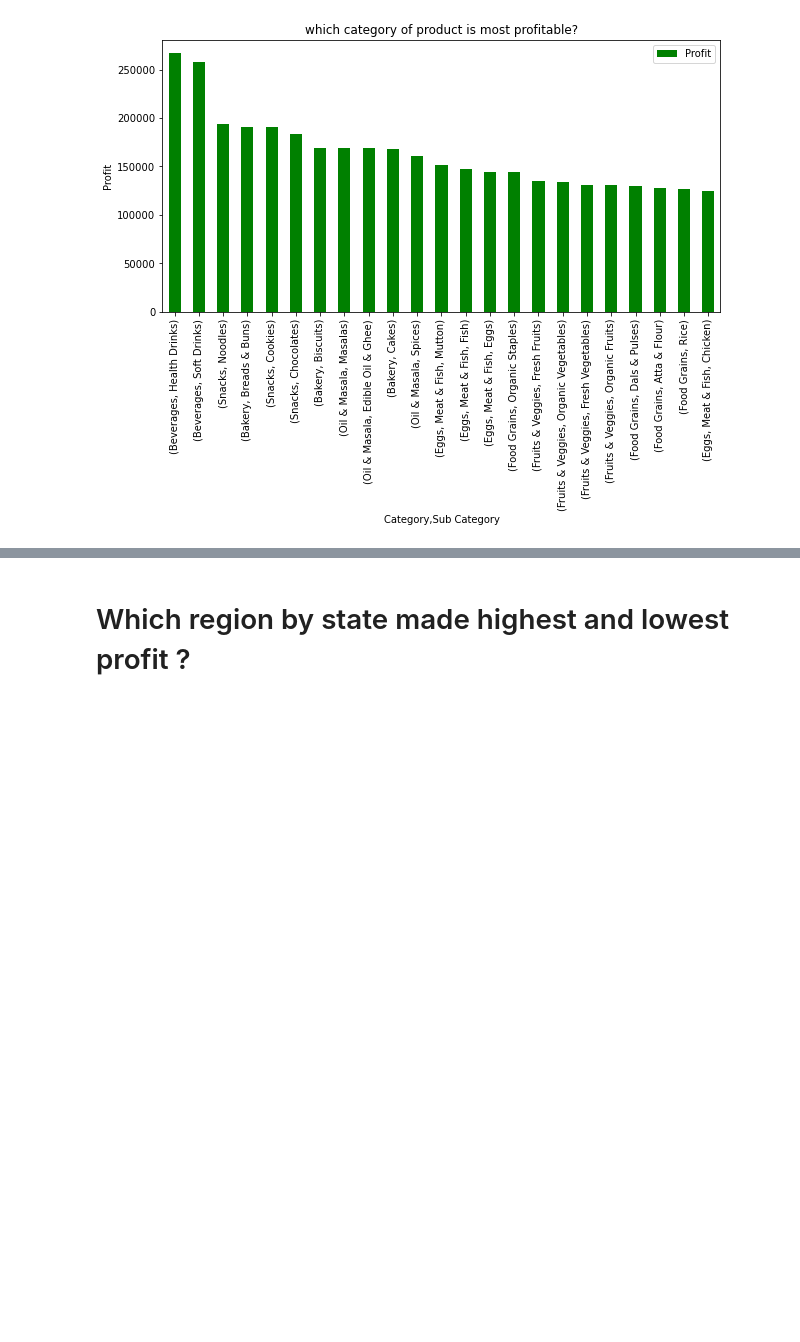
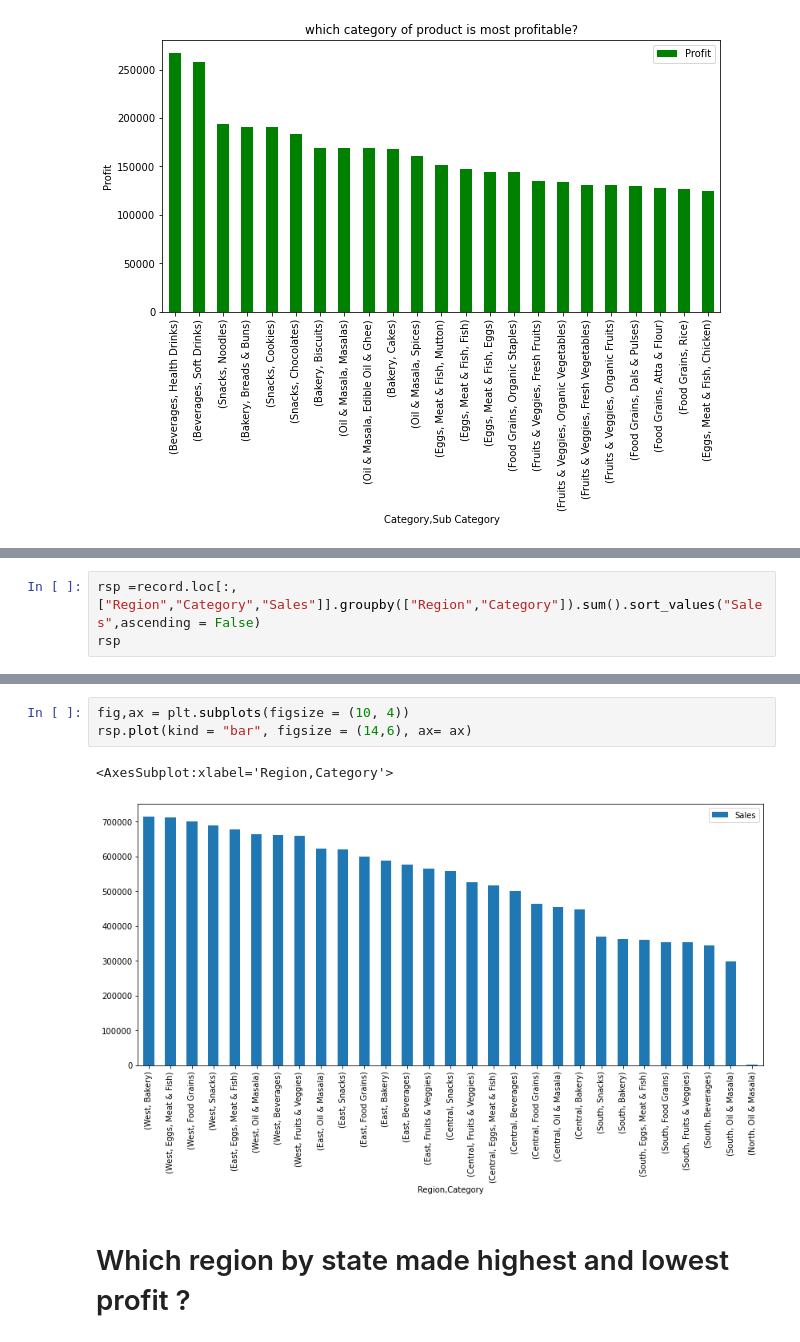
Before and after one commit to godwinnwalozie/Cricket--Every-International-Innings--1981-2022-, a Jupyter notebook: supermarket.ipynb, the cells around one changed output, grey strips where cells are left out. Drawn from its saved outputs; the diff is of its cells as text; blank space fills up the shorter version.

```diff
--- a/supermarket.ipynb
+++ b/supermarket.ipynb
@@ -78,0 +81,3 @@ profitable_prod.plot( ax = ax, kind = 'bar', color = 'green', ylabel =\
+# %%
+rsp =record.loc[:,["Region","Category","Sales"]].groupby(["Region","Category"]).sum().sort_values("Sales",ascending = False)
+rsp
@@ -79,3 +103,9 @@ profitable_prod.plot( ax = ax, kind = 'bar', color = 'green', ylabel =\
+# %%
+fig,ax = plt.subplots(figsize = (10, 4))
+rsp.plot(kind = "bar", figsize = (14,6), ax= ax)
+# %% [output]
+<AxesSubplot:xlabel='Region,Category'>
+[figure, added]
 # %% [markdown]
 # Which region by state made highest and lowest profit ?
 # %%
```
Also changed, not shown: parts of 20 cells of this notebook.
